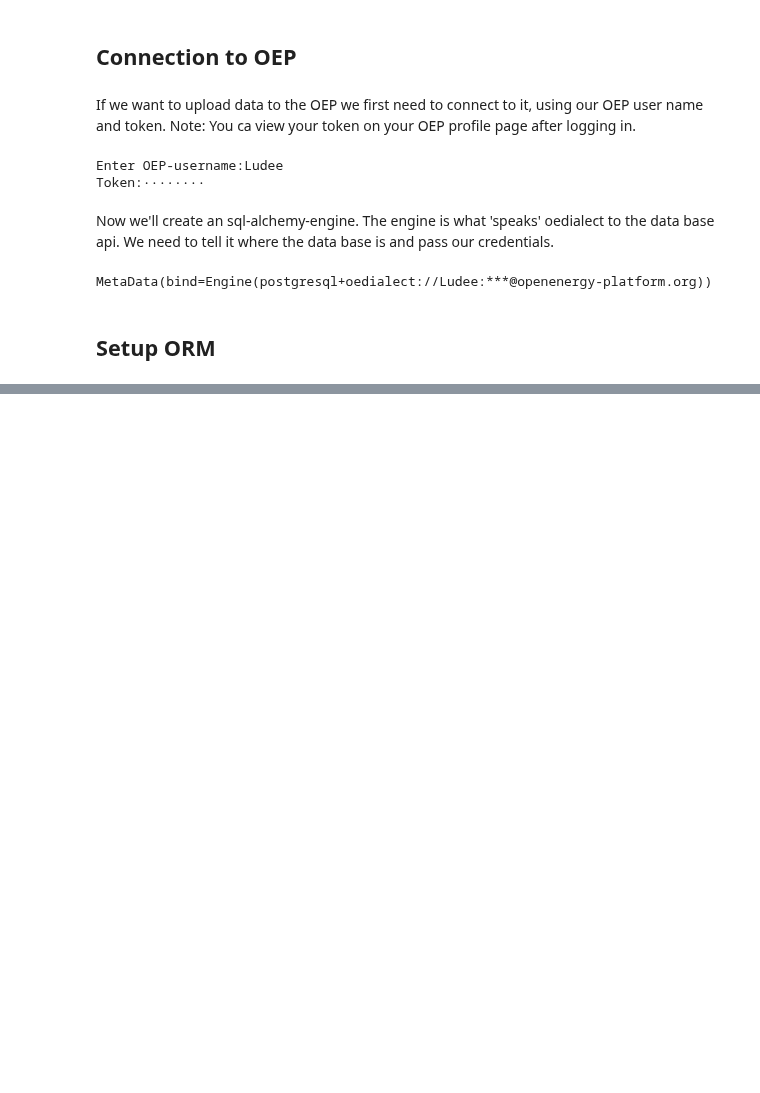
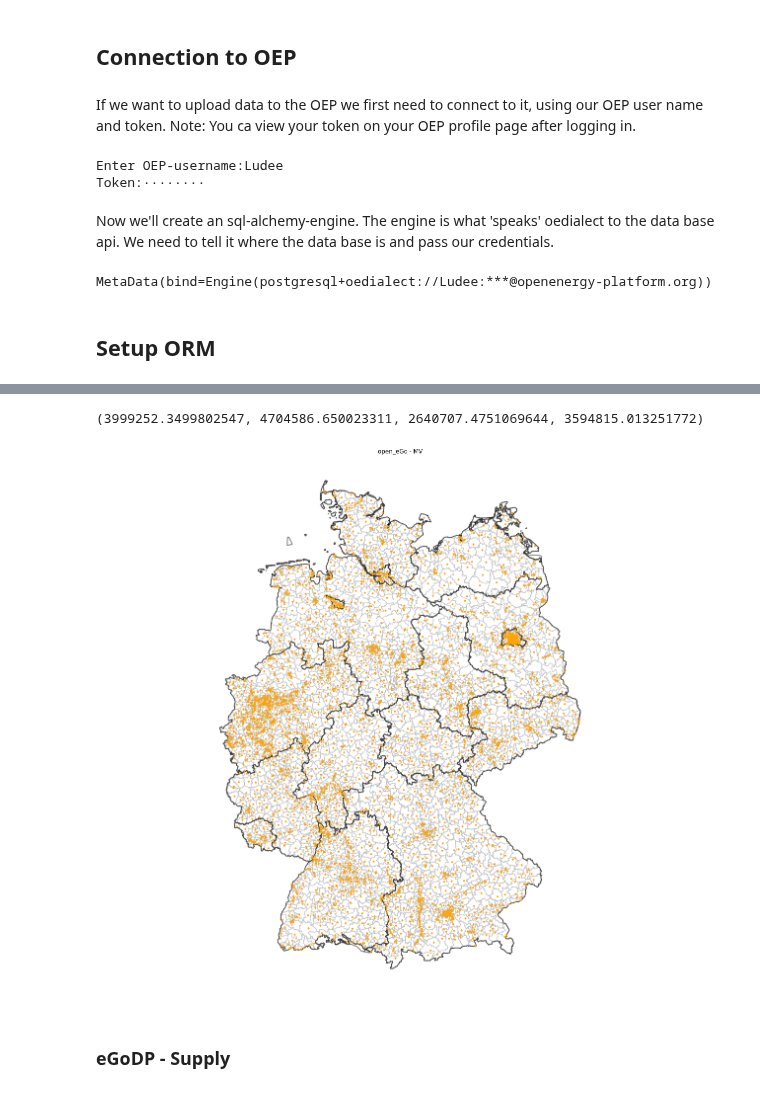
Before and after one commit to OpenEnergyPlatform/academy, a Jupyter notebook: api/OEP-oedialect_eGoDP.ipynb, the cells around one changed output, grey strips where cells are left out. Drawn from its saved outputs; the diff is of its cells as text; code cells hidden in the pictures; blank space fills up the shorter version.

```diff
--- a/api/OEP-oedialect_eGoDP.ipynb
+++ b/api/OEP-oedialect_eGoDP.ipynb
@@ -73,0 +177,18 @@ Now  we can query our table to see if the data arrived.
+# %%
+fig, ax = plt.subplots(1, figsize=(20, 20))
+ax.set_aspect('equal')
+ax.set_axis_off()
+ax.set_title('open_eGo - MV')
+
+df_mvgd.to_crs({'init': 'epsg:3035'}).plot(ax=ax, color='white', edgecolor='grey', linewidth=1)
+
+df_lan.to_crs({'init': 'epsg:3035'}).plot(ax=ax, color='white', alpha=.5, edgecolor='black', linewidth=2)
+
+df_hvmvsub.to_crs({'init': 'epsg:3035'}).plot(ax=ax, marker='o', color='orange', markersize=5)
+
+plt.axis('equal')
+# %% [output]
+(3999252.3499802547, 4704586.650023311, 2640707.4751069644, 3594815.013251772)
+[figure, added]
+# %% [markdown]
+### eGoDP - Supply
```
Also changed, not shown: parts of 35 cells of this notebook.
